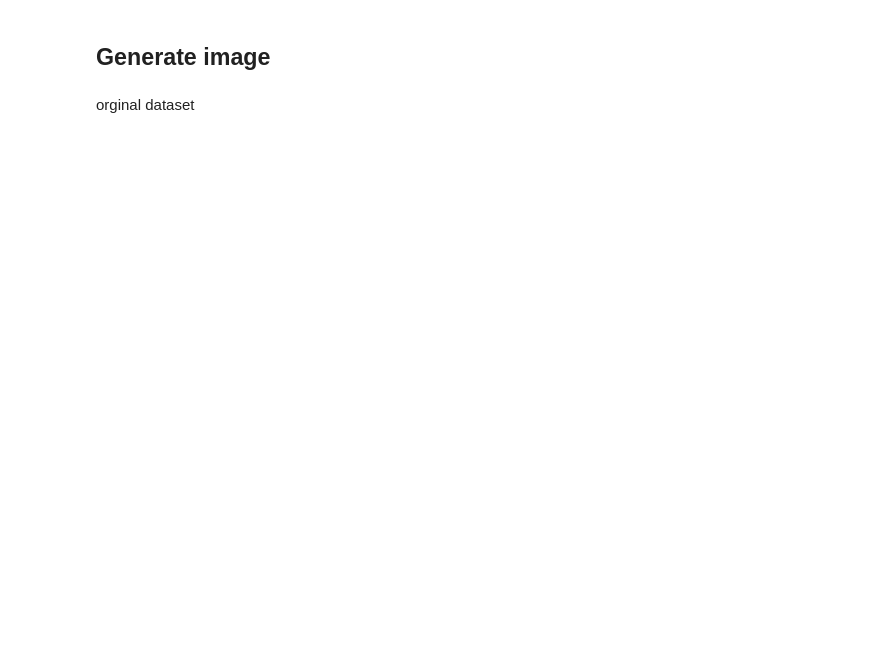
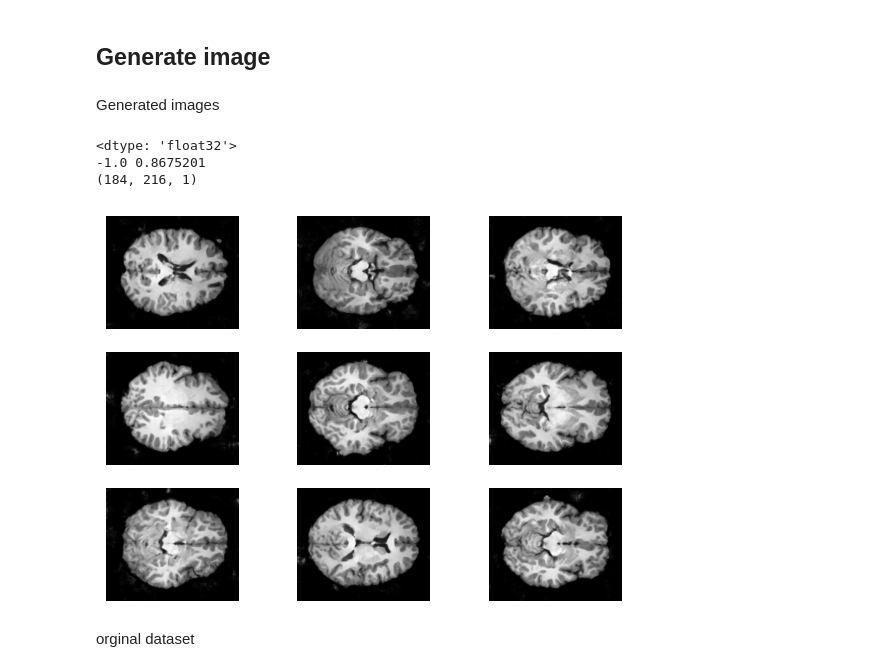
Before and after one commit to gacaam/Brain-MRI-Classification, a Jupyter notebook: GAN/bd/DCGAN_bd.ipynb, the cells around one changed output. Drawn from its saved outputs; the diff is of its cells as text; code cells hidden in the pictures; blank space fills up the shorter version.

```diff
--- a/GAN/bd/DCGAN_bd.ipynb
+++ b/GAN/bd/DCGAN_bd.ipynb
@@ -229,14 +224,30 @@ training epoch 98...
 # %% [markdown]
 ## Generate image
+# %% [markdown]
+Generated images
 # %%
+noise_dim = 100
+num_examples_to_generate = 9
+
 with tf.device("CPU"):
+    seed = tf.random.normal([num_examples_to_generate, noise_dim])
     predictions = generator(seed, training=False)
 
-test = predictions[7]
+plt.figure(figsize=(7,5))
+for i in range(9):
+    ax = plt.subplot(3, 3, i + 1)
+    plt.imshow(predictions[i], cmap='gray')
+    plt.axis("off")
+
+test = predictions[i]
 print(test.dtype)
-print(np.min(test),np.max(test))
+print(np.min(test), np.max(test))
 print(test.shape)
-plt.imshow(test, cmap='gray');
+# %% [output]
+<dtype: 'float32'>
+-1.0 0.8675201
+(184, 216, 1)
+[figure, added]
 # %% [markdown]
 orginal dataset
 # %%
```
Also changed, not shown: parts of 13 cells of this notebook, 4 other files.
